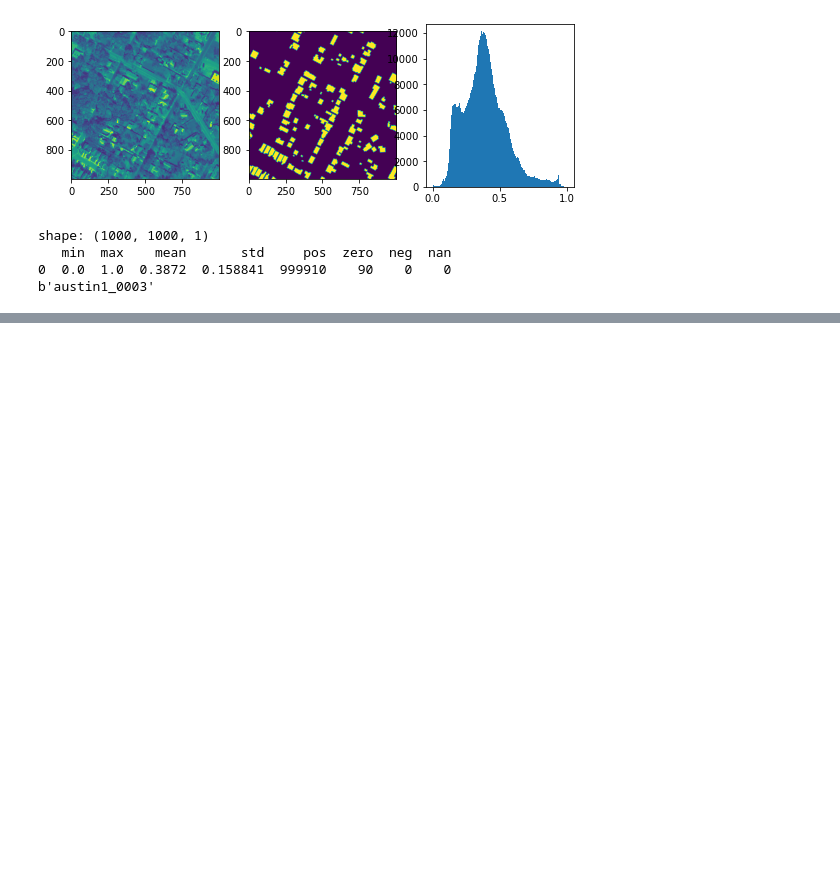
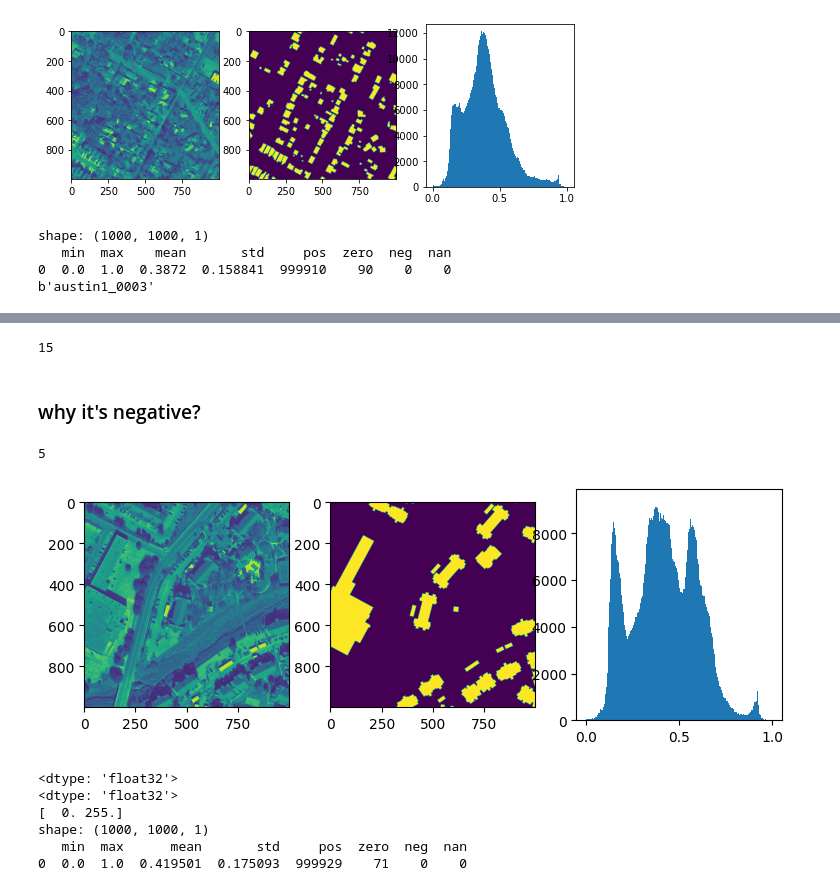
Before and after one commit to sandhi-artha/sn6_aug, a Jupyter notebook: notebook/inria.ipynb, the cells around one changed output, grey strips where cells are left out. Drawn from its saved outputs; the diff is of its cells as text; code cells hidden in the pictures; blank space fills up the shorter version.

```diff
--- a/notebook/inria.ipynb
+++ b/notebook/inria.ipynb
@@ -348,0 +351,10 @@ b'austin1_0003'
+# %%
+import tensorflow as tf
+from lib.viz import show_stats, show_hist
+
+fns = glob.glob('../../image_folder/processed/inria/train*.tfrec')
+len(fns)
+# %% [output]
+15
+# %% [markdown]
+### why it's negative?
@@ -348,0 +392,29 @@ b'austin1_0003'
+# %%
+inria_fns = ['../../image_folder/processed/inria/train_o0-00-50.tfrec']
+pan_fns = ['../../image_folder/processed/pan/fold0_o1-00-50.tfrec']
+sar_fns = ['../../image_folder/sn6-crop/fold0_o1-00-50.tfrec']
+# %%
+5%10
+# %% [output]
+5
+# %%
+inria_ds = tf.data.TFRecordDataset(inria_fns)
+for img, label, fn in inria_ds.map(read_tfrecord).take(1):
+    f,[ax1,ax2,ax3] = plt.subplots(1,3,figsize=(9,3))
+    ax1.imshow(img.numpy()[:,:,0])
+    ax2.imshow(label.numpy()[:,:,0])
+    show_hist(img.numpy(),ax=ax3)
+    plt.show()
+
+print(img.dtype)
+print(label.dtype)
+print(np.unique(label.numpy()))
+show_stats(img.numpy())
+# %% [output]
+[figure, added]
+<dtype: 'float32'>
+<dtype: 'float32'>
+[  0. 255.]
+shape: (1000, 1000, 1)
+   min  max      mean       std     pos  zero  neg  nan
+0  0.0  1.0  0.419501  0.175093  999929    71    0    0
```
Also changed, not shown: parts of 8 cells of this notebook.
